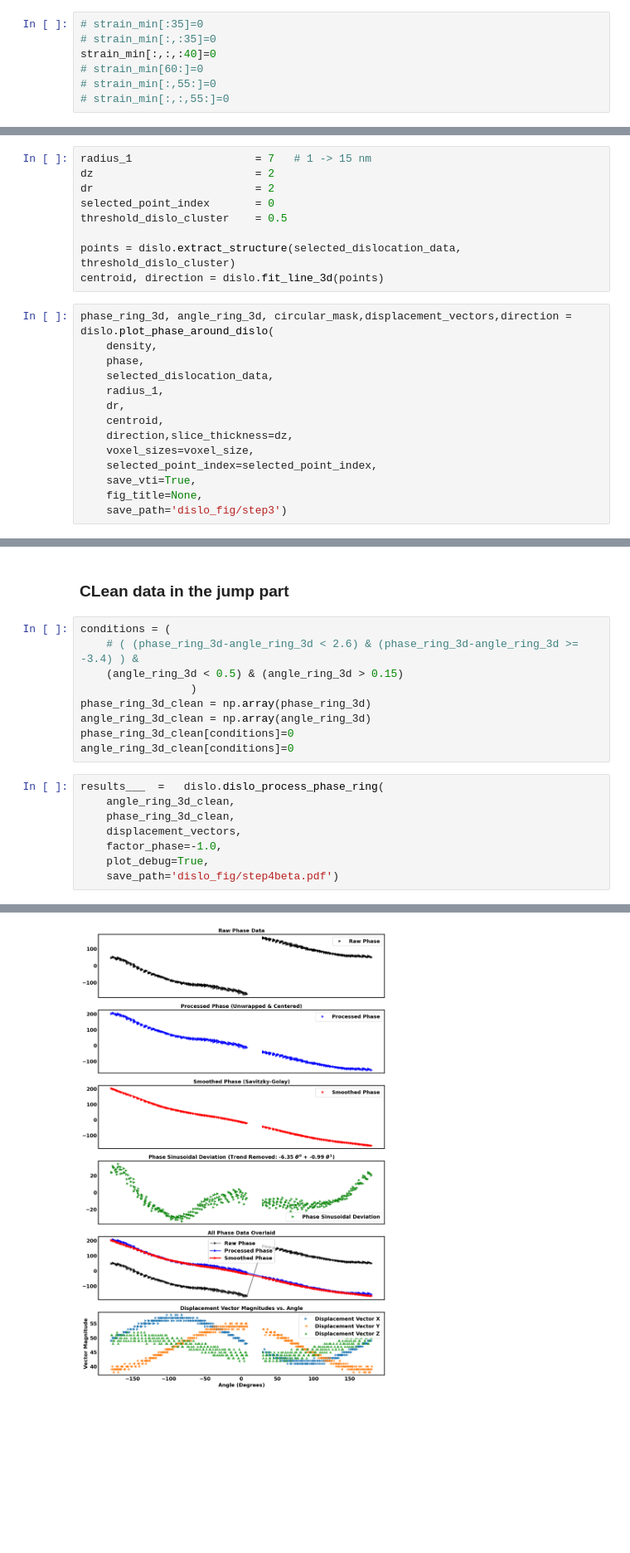
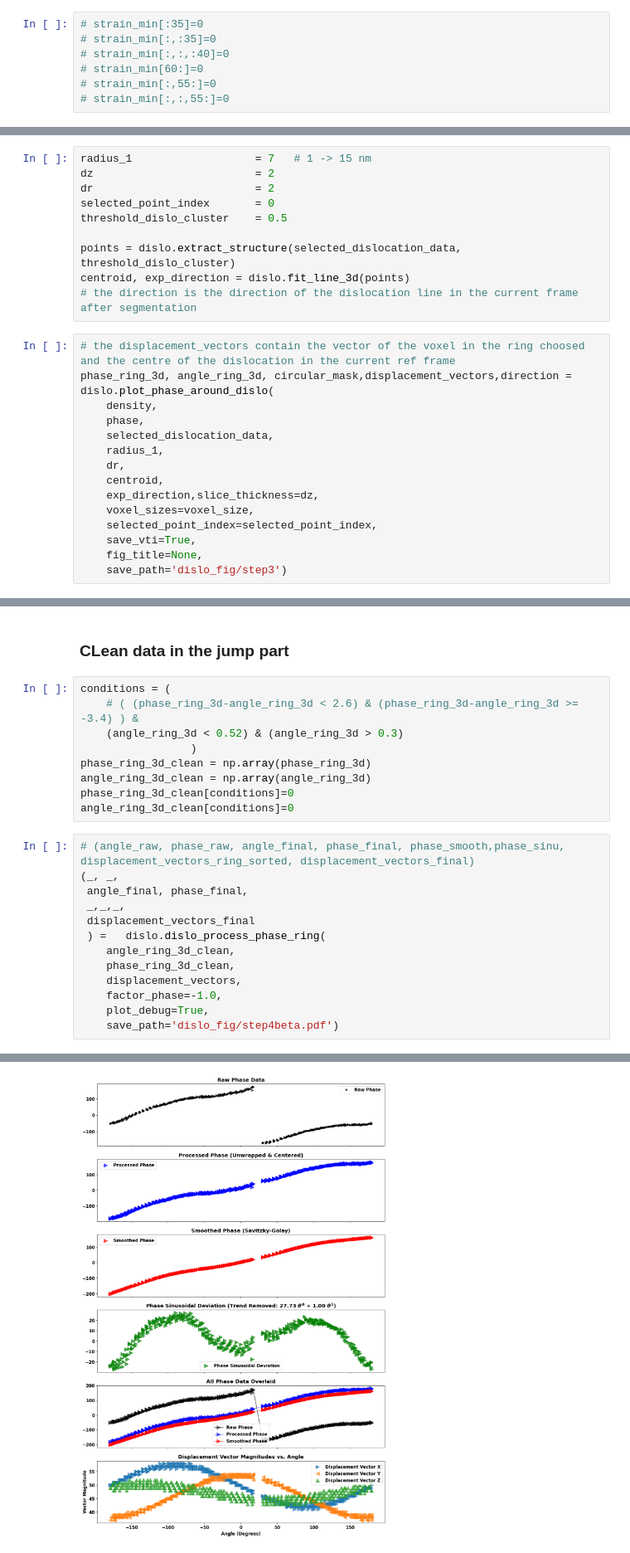
Before and after one commit to Abd-zak/cdiutils, a Jupyter notebook: src/cdiutils/templates/dislocation_identification.ipynb, the cells around one changed output, grey strips where cells are left out. Shown at 83% size. Saved outputs shown, nothing was run; the diff lists cells and outputs as text; blank space fills up the shorter version.

Commit message:
Final modification of the script to handle dislocation identification and the corresponding notebook example

```diff
--- a/src/cdiutils/templates/dislocation_identification.ipynb
+++ b/src/cdiutils/templates/dislocation_identification.ipynb
@@ -101,7 +105,7 @@ The best is to compute this parametre before orthogonalisation then orthogonolis
 # %%
 # strain_min[:35]=0
 # strain_min[:,:35]=0
-strain_min[:,:,:40]=0
+# strain_min[:,:,:40]=0
 # strain_min[60:]=0
 # strain_min[:,55:]=0
 # strain_min[:,:,55:]=0
@@ -179,8 +181,10 @@ selected_point_index       = 0
 threshold_dislo_cluster    = 0.5
 
 points = dislo.extract_structure(selected_dislocation_data, threshold_dislo_cluster)
-centroid, direction = dislo.fit_line_3d(points)
+centroid, exp_direction = dislo.fit_line_3d(points)
+# the direction is the direction of the dislocation line in the current frame after segmentation
 # %%
+# the displacement_vectors contain the vector of the voxel in the ring choosed and the centre of the dislocation in the current ref frame
 phase_ring_3d, angle_ring_3d, circular_mask,displacement_vectors,direction = dislo.plot_phase_around_dislo(
     density,
     phase,
@@ -188,7 +192,7 @@ phase_ring_3d, angle_ring_3d, circular_mask,displacement_vectors,direction = dis
     radius_1,
     dr,
     centroid,
-    direction,slice_thickness=dz,
+    exp_direction,slice_thickness=dz,
     voxel_sizes=voxel_size,
     selected_point_index=selected_point_index,
     save_vti=True,
@@ -216,14 +220,19 @@ unwrapped phase : -207.252518913925 177.57626731266592
 # %%
 conditions = (
     # ( (phase_ring_3d-angle_ring_3d < 2.6) & (phase_ring_3d-angle_ring_3d >= -3.4) ) &
-    (angle_ring_3d < 0.5) & (angle_ring_3d > 0.15)
+    (angle_ring_3d < 0.52) & (angle_ring_3d > 0.3)
                  )
 phase_ring_3d_clean = np.array(phase_ring_3d)
 angle_ring_3d_clean = np.array(angle_ring_3d)
 phase_ring_3d_clean[conditions]=0
 angle_ring_3d_clean[conditions]=0
 # %%
-results___  =   dislo.dislo_process_phase_ring(
+# (angle_raw, phase_raw, angle_final, phase_final, phase_smooth,phase_sinu, displacement_vectors_ring_sorted, displacement_vectors_final)
+(_, _,
+ angle_final, phase_final,
+ _,_,_,
+ displacement_vectors_final
+ ) =   dislo.dislo_process_phase_ring(
     angle_ring_3d_clean,
     phase_ring_3d_clean,
     displacement_vectors,
@@ -237 +246 @@ unwrapped phase : -310.447982186113 52.9643627735973
-[figure, old version]
+[figure, new version]
```
Also changed, not shown: parts of 21 cells of this notebook, 1 other file.
